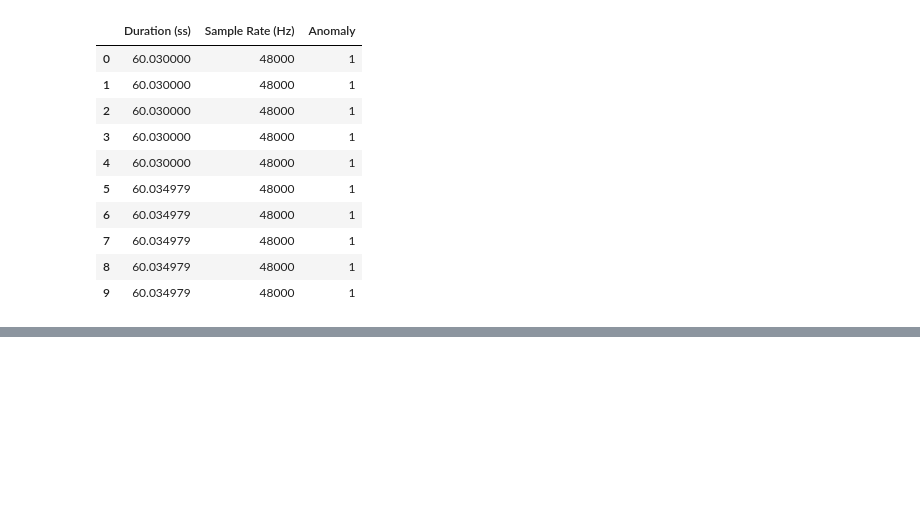
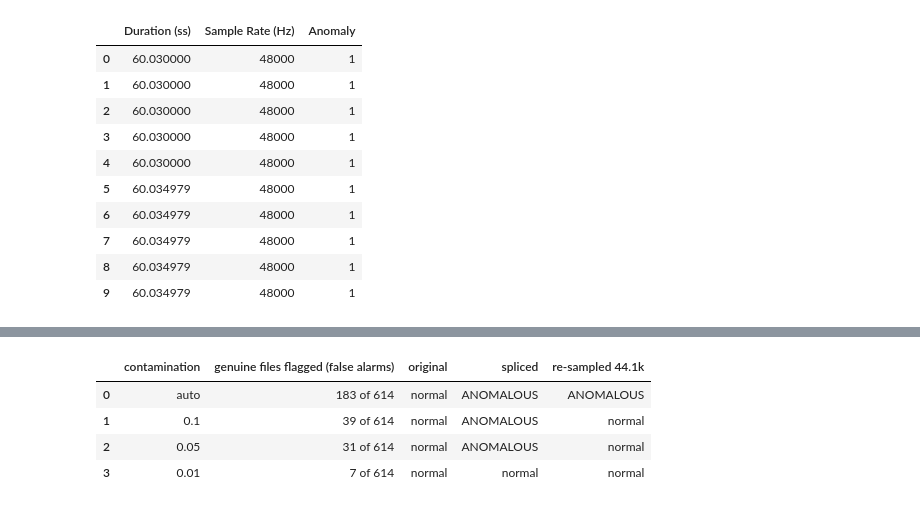
Before and after one commit to danjethh/audio_forensics, a Jupyter notebook: audio_forensic_using_ai.ipynb, the cells around one changed output, grey strips where cells are left out. Cells and saved outputs as stored; diff of their text form; code cells hidden in the pictures; blank space fills up the shorter version.

```diff
--- a/audio_forensic_using_ai.ipynb
+++ b/audio_forensic_using_ai.ipynb
@@ -355,0 +553,21 @@ The model flagged this audio as ANOMALOUS (possibly tampered).
+# %%
+# Step 8: How does the sensitivity setting change the results?
+test_files = {"original": "sim_original.wav", "spliced": "sim_spliced.wav", "re-sampled 44.1k": "sim_resampled_44k.wav"}
+test_feats = {name: extract_features_from_audio_file(path) for name, path in test_files.items()}
+
+rows = []
+for setting in ["auto", 0.10, 0.05, 0.01]:
+    m = IsolationForest(n_estimators=100, contamination=setting, random_state=42).fit(df_features)
+    flagged_clean = int((m.predict(df_features) == -1).sum())
+    row = {"contamination": setting,
+           "genuine files flagged (false alarms)": f"{flagged_clean} of {len(df_features)}"}
+    for name, feats in test_feats.items():
+        row[name] = "ANOMALOUS" if m.predict(feats)[0] == -1 else "normal"
+    rows.append(row)
+display(pd.DataFrame(rows))
+# %% [output]
+|  | contamination | genuine files flagged (false alarms) | original | spliced | re-sampled 44.1k |
+| 0 | auto | 183 of 614 | normal | ANOMALOUS | ANOMALOUS |
+| 1 | 0.1 | 39 of 614 | normal | ANOMALOUS | normal |
+| 2 | 0.05 | 31 of 614 | normal | ANOMALOUS | normal |
+| 3 | 0.01 | 7 of 614 | normal | normal | normal |
```
Also changed, not shown: parts of 25 cells of this notebook, 2 other files.
